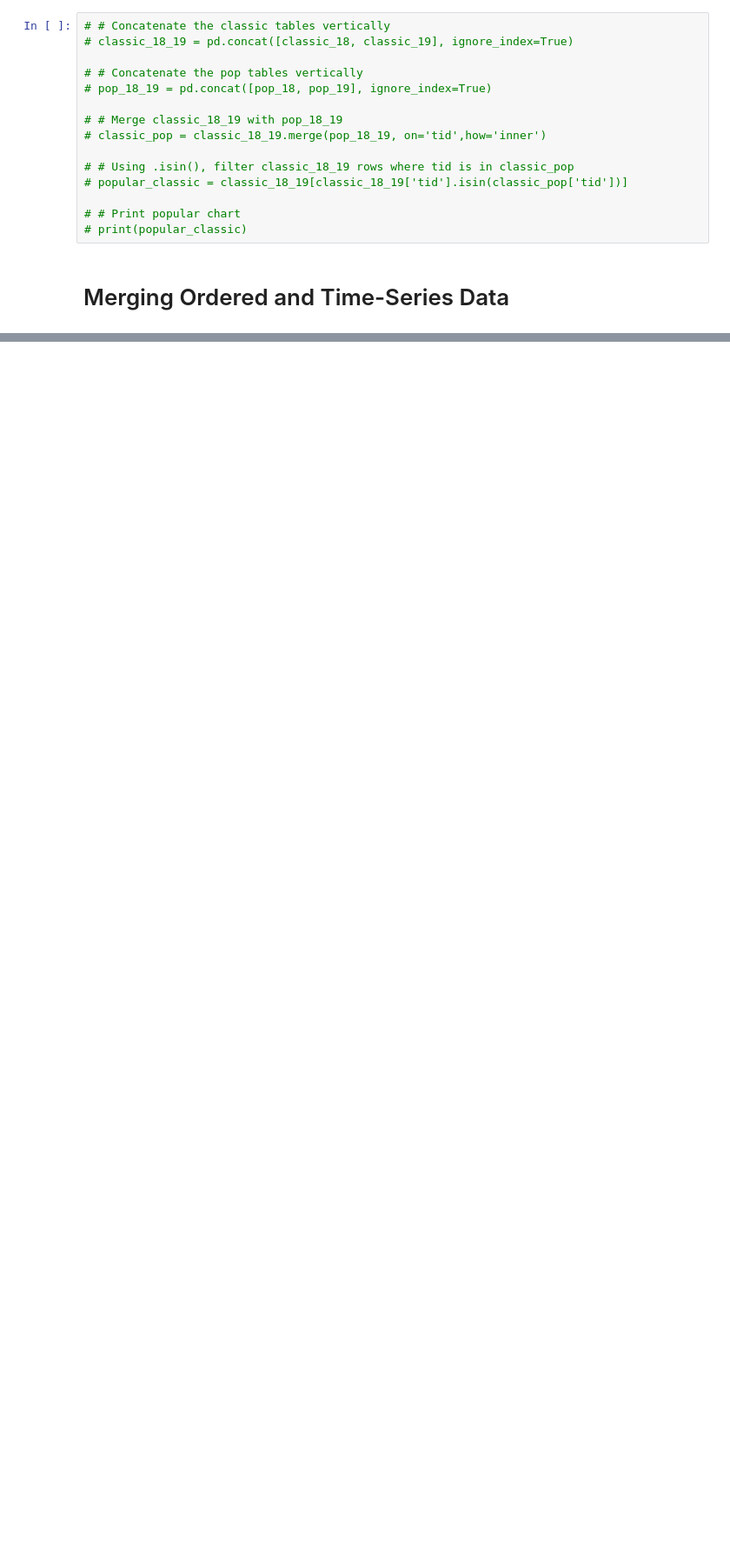
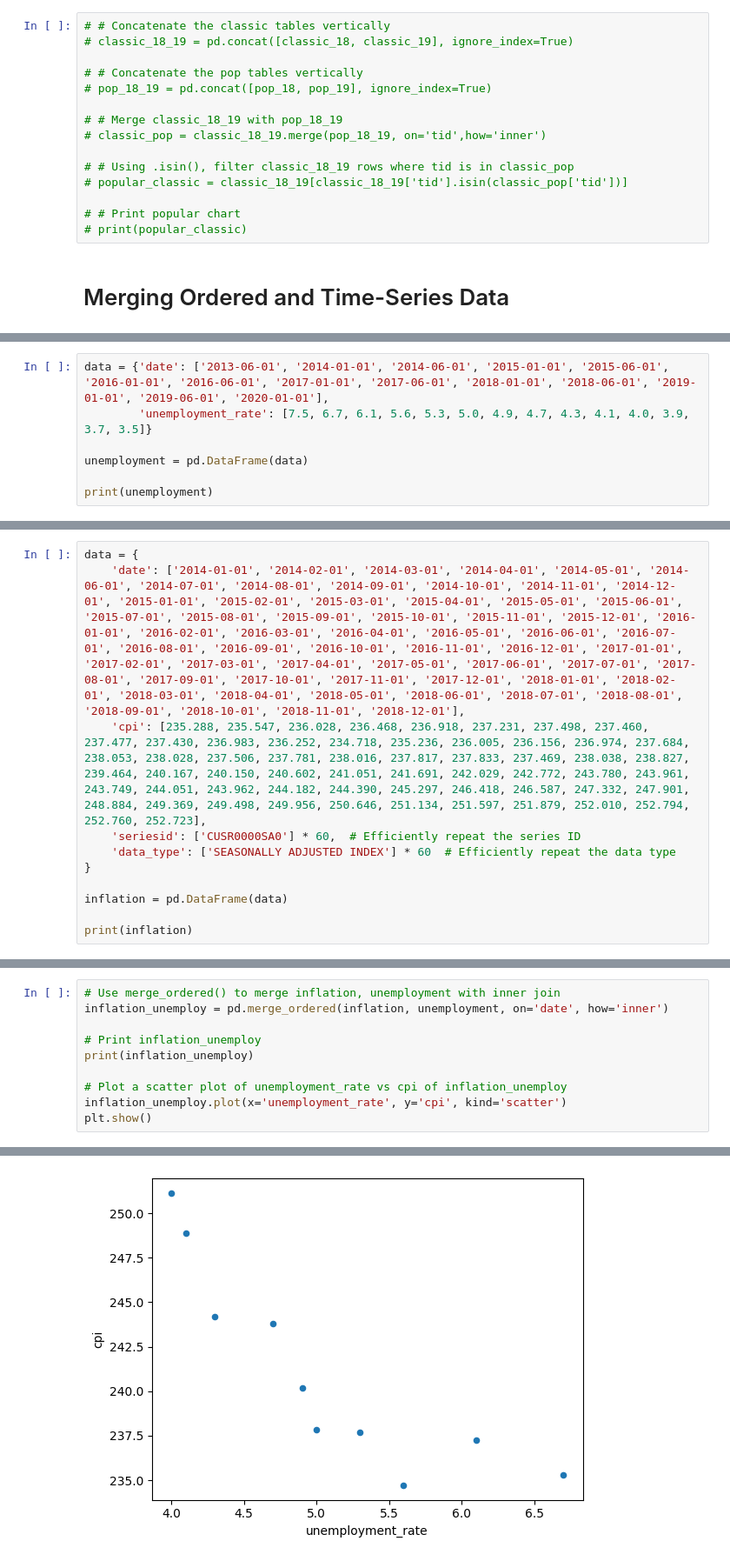
Before and after one commit to rashmishreev/the-data-repository, a Jupyter notebook: data-science-python/pandas/joining-data-pandas.ipynb, the cells around one changed output, grey strips where cells are left out. Shown: that part at 87% size. Cells and saved outputs as stored; diff of their text form; blank space fills up the shorter version.

Commit message:
merge, query and melt methods - pandas

```diff
--- a/data-science-python/pandas/joining-data-pandas.ipynb
+++ b/data-science-python/pandas/joining-data-pandas.ipynb
@@ -1335,0 +1390,7 @@ The tables `classic_18`, `classic_19`, and `pop_18`, `pop_19` needs to be create
+# %%
+data = {'date': ['2013-06-01', '2014-01-01', '2014-06-01', '2015-01-01', '2015-06-01', '2016-01-01', '2016-06-01', '2017-01-01', '2017-06-01', '2018-01-01', '2018-06-01', '2019-01-01', '2019-06-01', '2020-01-01'],
+        'unemployment_rate': [7.5, 6.7, 6.1, 5.6, 5.3, 5.0, 4.9, 4.7, 4.3, 4.1, 4.0, 3.9, 3.7, 3.5]}
+
+unemployment = pd.DataFrame(data)
+
+print(unemployment)
@@ -1335,0 +1413,11 @@ The tables `classic_18`, `classic_19`, and `pop_18`, `pop_19` needs to be create
+# %%
+data = {
+    'date': ['2014-01-01', '2014-02-01', '2014-03-01', '2014-04-01', '2014-05-01', '2014-06-01', '2014-07-01', '2014-08-01', '2014-09-01', '2014-10-01', '2014-11-01', '2014-12-01', '2015-01-01', '2015-02-01', '2015-03-01', '2015-04-01', '2015-05-01', '2015-06-01', '2015-07-01', '2015-08-01', '2015-09-01', '2015-10-01', '2015-11-01', '2015-12-01', '2016-01-01', '2016-02-01', '2016-03-01', '2016-04-01', '2016-05-01', '2016-06-01', '2016-07-01', '2016-08-01', '2016-09-01', '2016-10-01', '2016-11-01', '2016-12-01', '2017-01-01', '2017-02-01', '2017-03-01', '2017-04-01', '2017-05-01', '2017-06-01', '2017-07-01', '2017-08-01', '2017-09-01', '2017-10-01', '2017-11-01', '2017-12-01', '2018-01-01', '2018-02-01', '2018-03-01', '2018-04-01', '2018-05-01', '2018-06-01', '2018-07-01', '2018-08-01', '2018-09-01', '2018-10-01', '2018-11-01', '2018-12-01'],
+    'cpi': [235.288, 235.547, 236.028, 236.468, 236.918, 237.231, 237.498, 237.460, 237.477, 237.430, 236.983, 236.252, 234.718, 235.236, 236.005, 236.156, 236.974, 237.684, 238.053, 238.028, 237.506, 237.781, 238.016, 237.817, 237.833, 237.469, 238.038, 238.827, 239.464, 240.167, 240.150, 240.602, 241.051, 241.691, 242.029, 242.772, 243.780, 243.961, 243.749, 244.051, 243.962, 244.182, 244.390, 245.297, 246.418, 246.587, 247.332, 247.901, 248.884, 249.369, 249.498, 249.956, 250.646, 251.134, 251.597, 251.879, 252.010, 252.794, 252.760, 252.723],
+    'seriesid': ['CUSR0000SA0'] * 60,  # Efficiently repeat the series ID
+    'data_type': ['SEASONALLY ADJUSTED INDEX'] * 60  # Efficiently repeat the data type
+}
+
+inflation = pd.DataFrame(data)
+
+print(inflation)
@@ -1335,0 +1442,11 @@ The tables `classic_18`, `classic_19`, and `pop_18`, `pop_19` needs to be create
+# %%
+# Use merge_ordered() to merge inflation, unemployment with inner join
+inflation_unemploy = pd.merge_ordered(inflation, unemployment, on='date', how='inner')
+
+# Print inflation_unemploy
+print(inflation_unemploy)
+
+# Plot a scatter plot of unemployment_rate vs cpi of inflation_unemploy
+inflation_unemploy.plot(x='unemployment_rate', y='cpi', kind='scatter')
+plt.show()
+# %% [output]
@@ -1335,0 +1470 @@ The tables `classic_18`, `classic_19`, and `pop_18`, `pop_19` needs to be create
+[figure, added]
```
Also changed, not shown: parts of 46 cells of this notebook, 4 other files.
